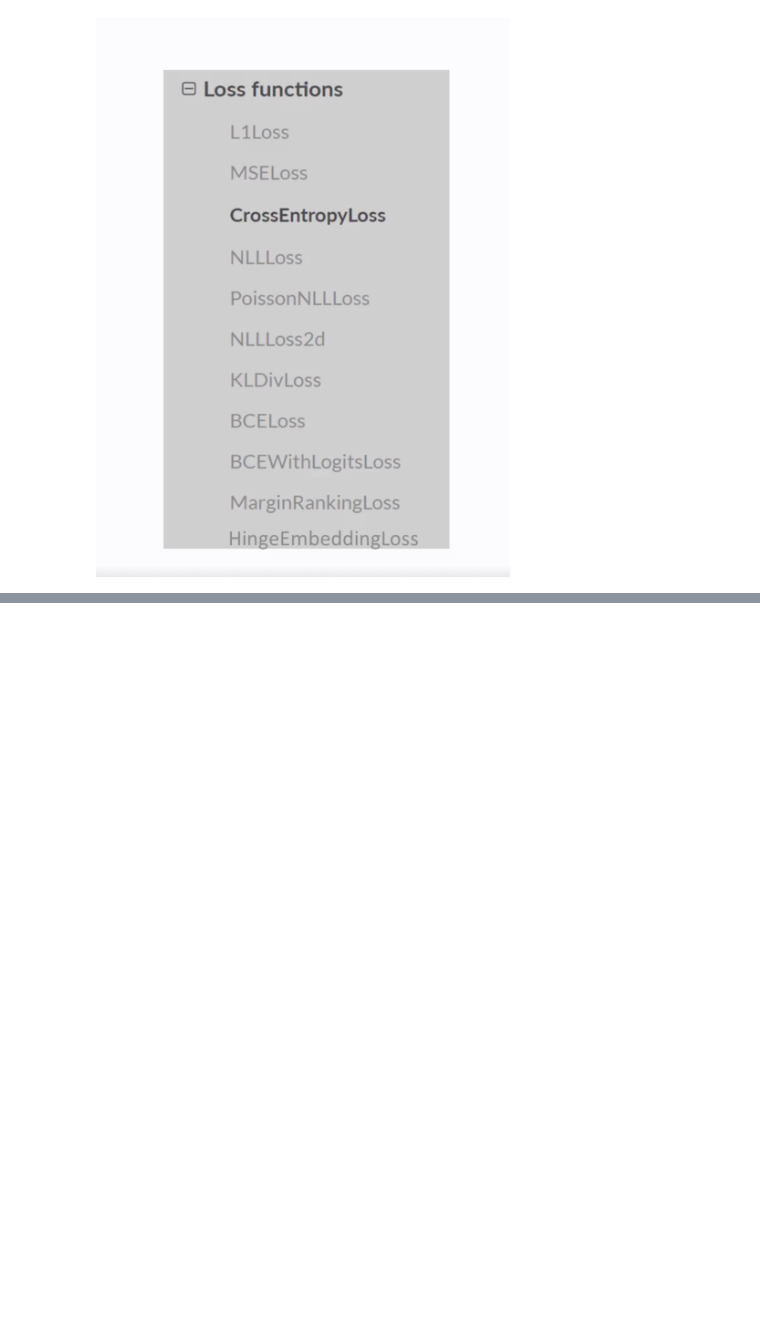
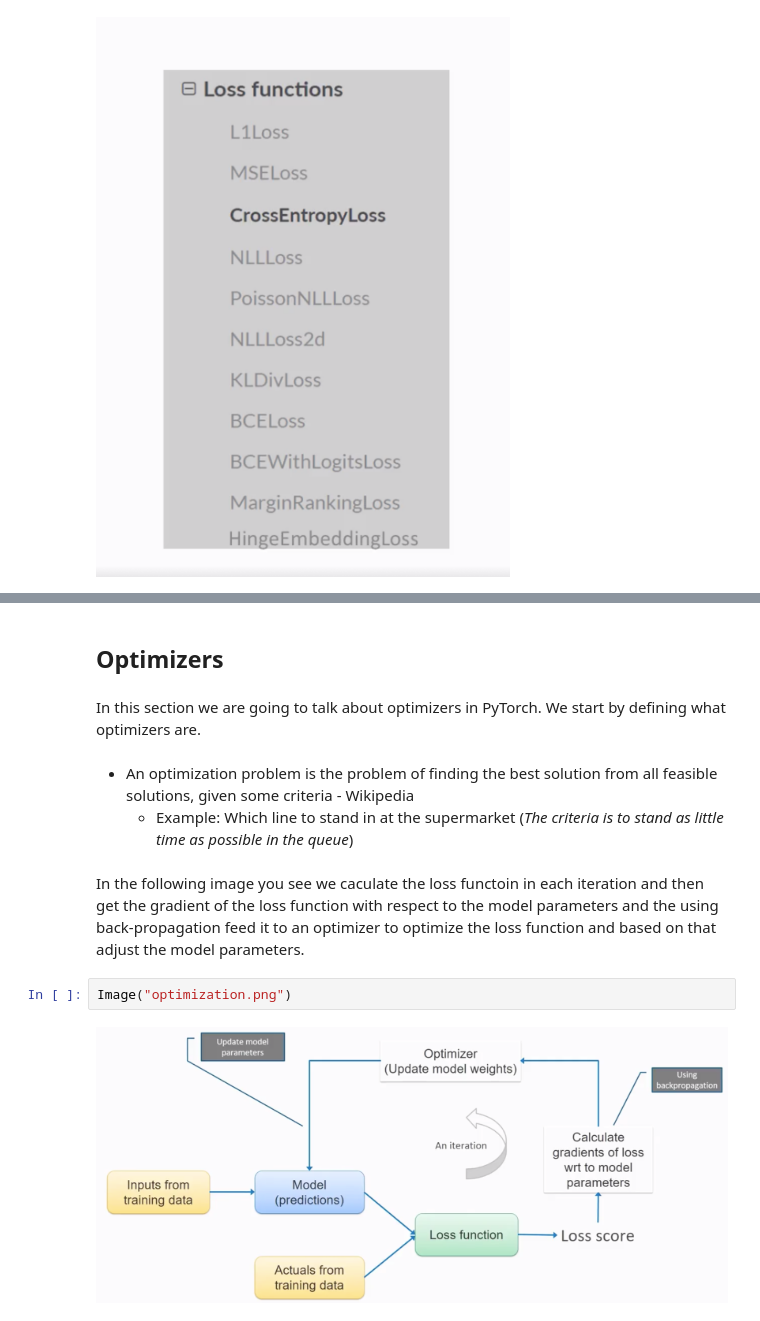
Before and after one commit to saman-rahbar/deep_learning_with_pytorch, a Jupyter notebook: Loss Function and Optimizers in PyTorch.ipynb, the cells around one changed output, grey strips where cells are left out. Saved outputs shown, nothing was run; the diff lists cells and outputs as text; blank space fills up the shorter version.

Commit message:
Around optimization

```diff
--- a/Loss Function and Optimizers in PyTorch.ipynb
+++ b/Loss Function and Optimizers in PyTorch.ipynb
@@ -22,0 +31,13 @@ Image("loss_func_pytorch.png")
+# %% [markdown]
+## Optimizers
+# %% [markdown]
+In this section we are going to talk about optimizers in PyTorch. We start by defining what optimizers are.
+# %% [markdown]
+- An optimization problem is the problem of finding the best solution from all feasible solutions, given some criteria - Wikipedia
+    - Example: Which line to stand in at the supermarket (*The criteria is to stand as little time as possible in the queue*)
+# %% [markdown]
+In the following image you see we caculate the loss functoin in each iteration and then get the gradient of the loss function with respect to the model parameters and the using back-propagation feed it to an optimizer to optimize the loss function and based on that adjust the model parameters.
+# %%
+Image("optimization.png")
+# %% [output]
+[figure, added]
```
Also changed, not shown: parts of 2 cells of this notebook, 2 other files.
